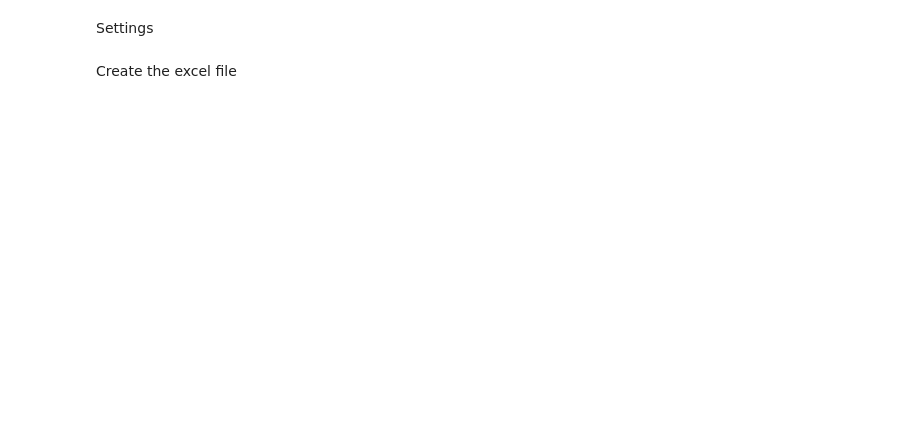
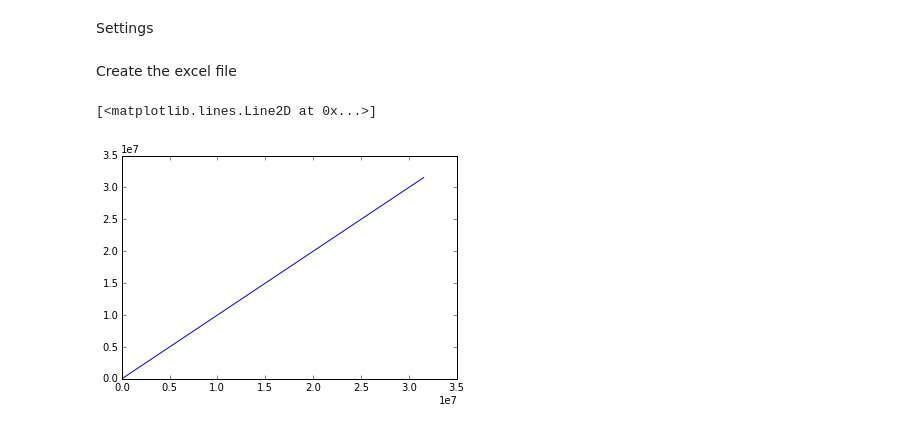
Before and after one commit to arnoutaertgeerts/DeSchipjes, a Jupyter notebook: Notebooks/Matfile to Excel.ipynb, the cells around one changed output. Drawn from its saved outputs; the diff is of its cells as text; code cells hidden in the pictures; blank space fills up the shorter version.

```diff
--- a/Notebooks/Matfile to Excel.ipynb
+++ b/Notebooks/Matfile to Excel.ipynb
@@ -52,0 +76,7 @@ writer.save()
+# %%
+data = DyMat.DymolaMat(r'../Results/SolarCollector.mat')
+# %%
+plt.plot(data.getVarArray(['solCol.solGai.HDirTil'])[0], data.getVarArray(['solCol.solGai.HSkyDifTil'])[0])
+# %% [output]
+[<matplotlib.lines.Line2D at 0x...>]
+[figure, added]
```
Also changed, not shown: parts of 8 cells of this notebook, 27 other files.
